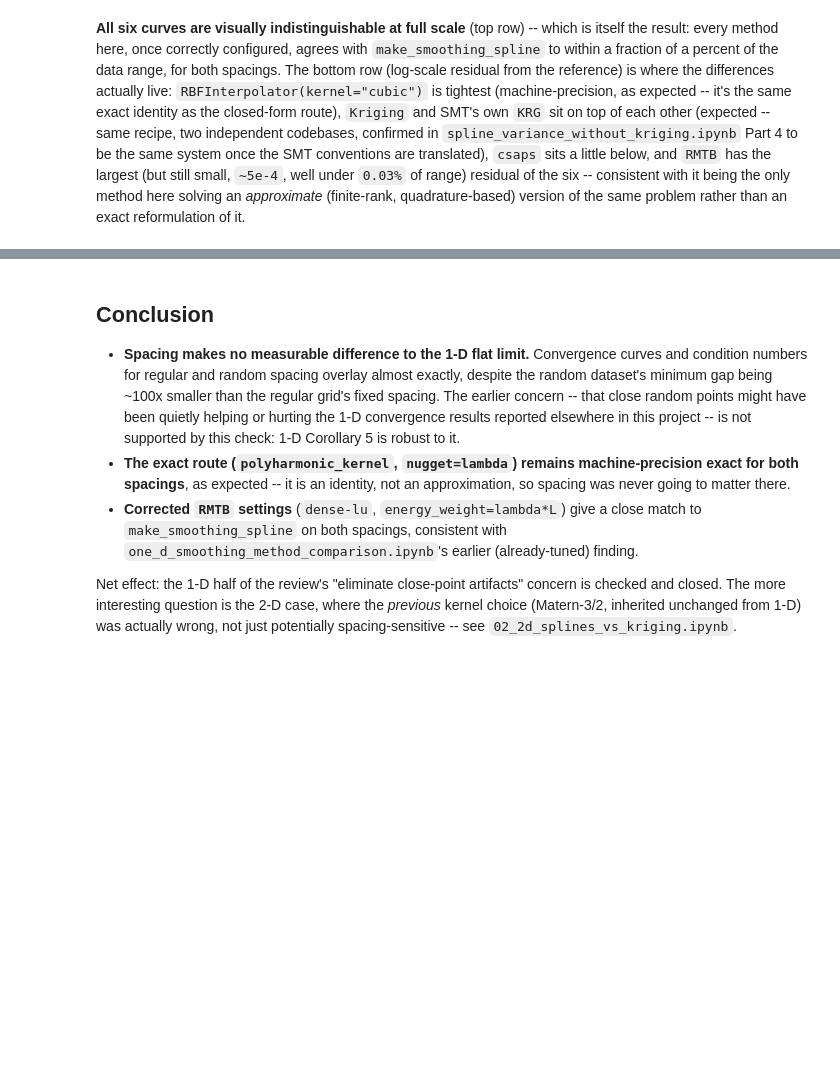
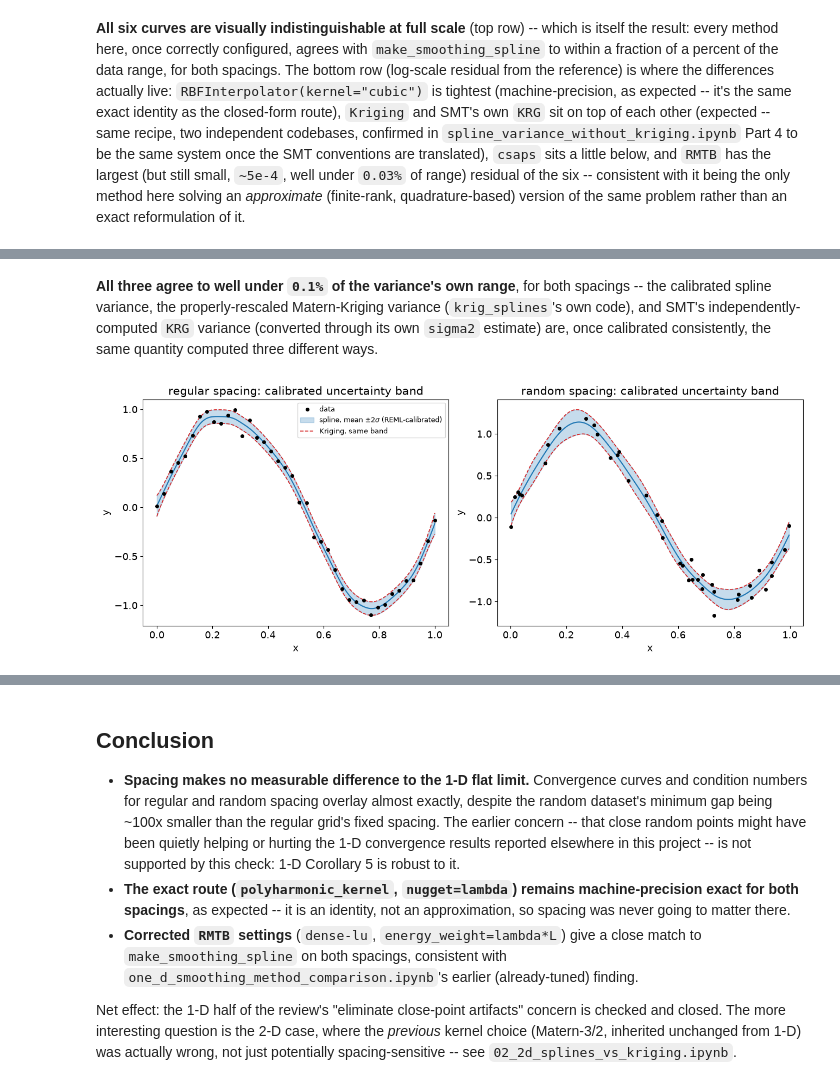
Before and after one commit to nomad-vagabond/krig-splines, a Jupyter notebook: notebooks/iter_01/01_1d_splines_vs_kriging.ipynb, the cells around one changed output, grey strips where cells are left out. Saved outputs shown, nothing was run; the diff lists cells and outputs as text; code cells hidden in the pictures; blank space fills up the shorter version.

```diff
--- a/notebooks/iter_01/01_1d_splines_vs_kriging.ipynb
+++ b/notebooks/iter_01/01_1d_splines_vs_kriging.ipynb
@@ -317,0 +429,7 @@ reformulation of it.
+# %%
+spline_fits = {}
+for spacing, (x, y) in datasets.items():
+    spl = PolyharmonicSmoothingSpline(x.reshape(-1, 1), y, m=2, lam="reml", sigma2="reml")
+    spline_fits[spacing] = spl
+    print(f"{spacing:8s}: lam_reml={spl.lam:.4e}  sigma2_reml={spl.sigma2:.4e}  "
+          f"b=sigma2/lam={spl.b:.2f}  edf={spl.edf:.2f}")
@@ -317,0 +497,26 @@ reformulation of it.
+# %% [markdown]
+**All three agree to well under `0.1%` of the variance's own range**, for both
+spacings -- the calibrated spline variance, the properly-rescaled Matern-Kriging
+variance (`krig_splines`'s own code), and SMT's independently-computed `KRG` variance
+(converted through its own `sigma2` estimate) are, once calibrated consistently, the
+same quantity computed three different ways.
+# %%
+fig, axs = plt.subplots(1, 2, figsize=(13, 5), constrained_layout=True)
+for ax, spacing in zip(axs, ["regular", "random"]):
+    x, y = datasets[spacing]
+    r = var_results[spacing]
+    std_spline = np.sqrt(np.maximum(r["var_spline"], 0))
+    std_krig = np.sqrt(np.maximum(r["var_krig"], 0))
+
+    ax.plot(x, y, "o", ms=4, color="k", zorder=5, label="data")
+    ax.fill_between(r["x_dense"], r["mean_spline"] - 2*std_spline, r["mean_spline"] + 2*std_spline,
+                     color="C0", alpha=0.25, label=r"spline, mean $\pm2\sigma$ (REML-calibrated)")
+    ax.plot(r["x_dense"], r["mean_spline"], color="C0", lw=1.5)
+    ax.plot(r["x_dense"], r["mean_krig"] + 2*std_krig, "--", color="C3", lw=1.2, label="Kriging, same band")
+    ax.plot(r["x_dense"], r["mean_krig"] - 2*std_krig, "--", color="C3", lw=1.2)
+    ax.set(xlabel="x", ylabel="y", title=f"{spacing} spacing: calibrated uncertainty band")
+    if spacing == "regular":
+        ax.legend(fontsize=9)
+plt.show()
+# %% [output]
+[figure, added]
```
Also changed, not shown: parts of 17 cells of this notebook.
